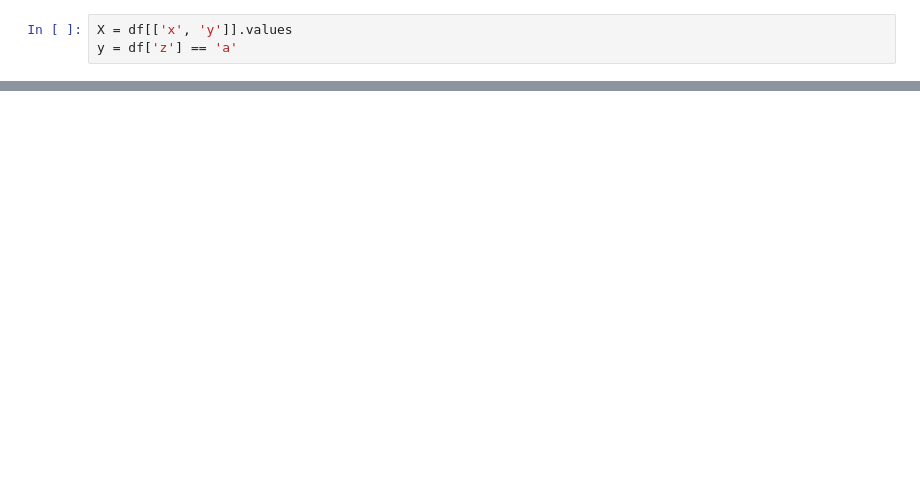
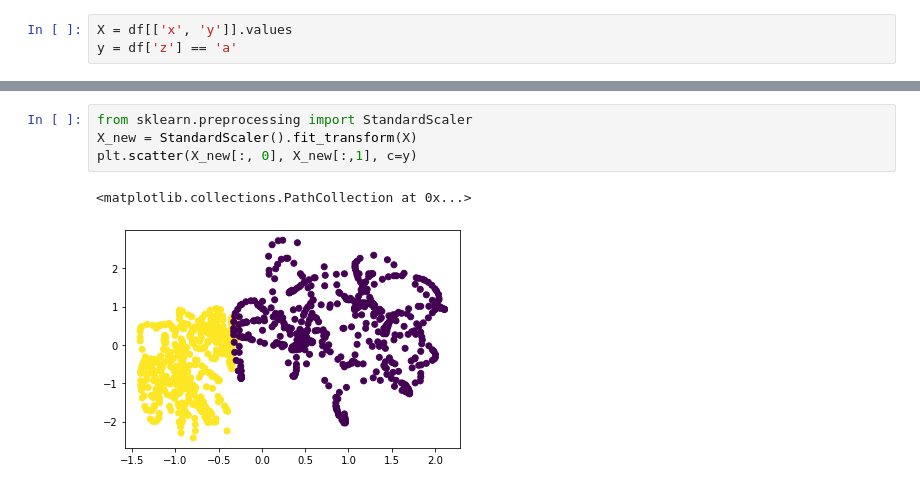
Before and after one commit to petemihaylov/machine-learning-fundamentals, a Jupyter notebook: scikit-learn/Preprocessing.ipynb, the cells around one changed output, grey strips where cells are left out. Saved outputs shown, nothing was run; the diff lists cells and outputs as text; blank space fills up the shorter version.

Commit message:
update: Preprocessing

```diff
--- a/scikit-learn/Preprocessing.ipynb
+++ b/scikit-learn/Preprocessing.ipynb
@@ -22,0 +23,7 @@ plt.scatter(X[:, 0], X[:, 1], c=y)
+# %%
+from sklearn.preprocessing import StandardScaler
+X_new = StandardScaler().fit_transform(X)
+plt.scatter(X_new[:, 0], X_new[:,1], c=y)
+# %% [output]
+<matplotlib.collections.PathCollection at 0x...>
+[figure, added]
```
Also changed, not shown: parts of 7 cells of this notebook, 3 other files.
